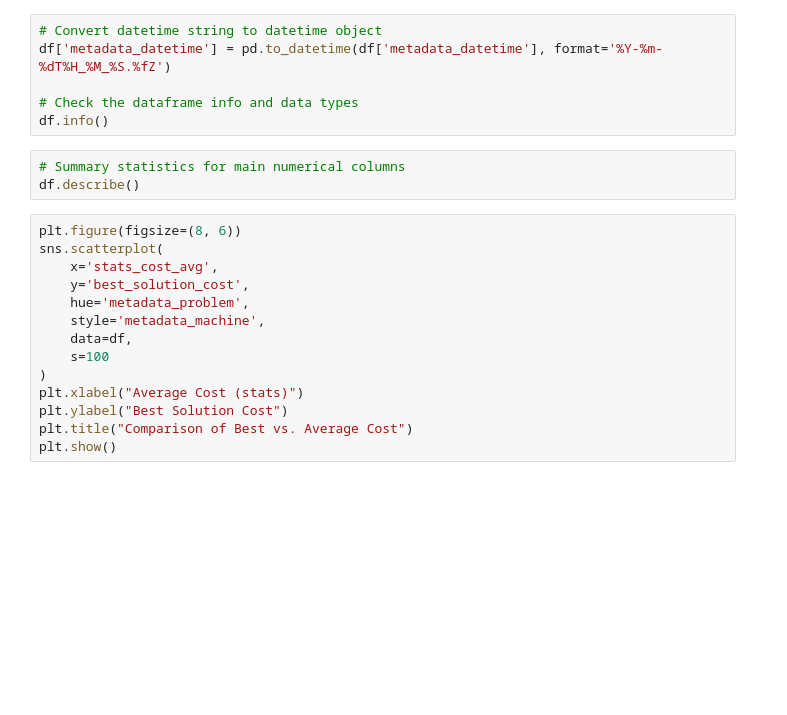
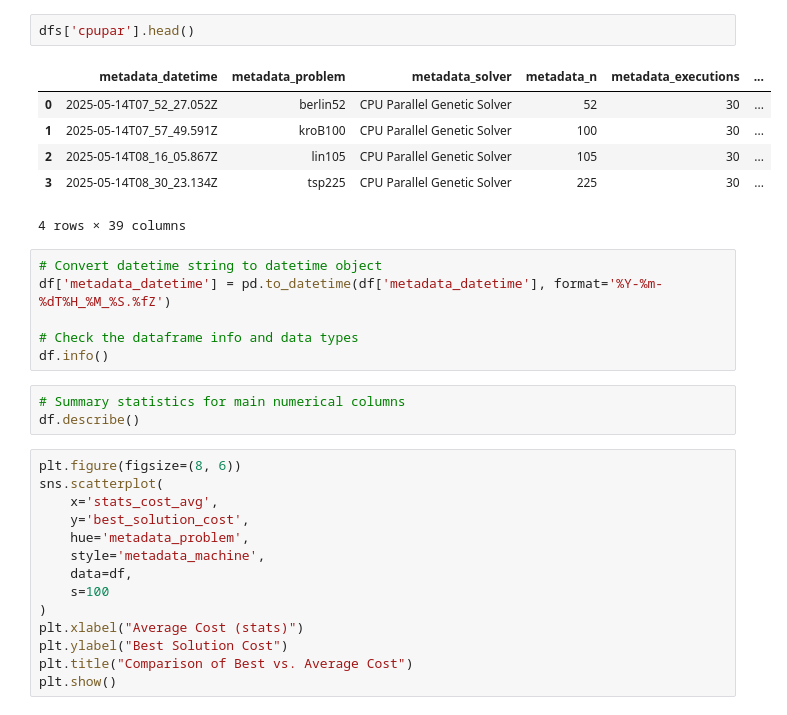
Before and after one commit to srp-mx/parallel-tsp, a Jupyter notebook: analysis/analysis.ipynb, the cells around one changed output. Cells and saved outputs as stored; diff of their text form; blank space fills up the shorter version.

```diff
--- a/analysis/analysis.ipynb
+++ b/analysis/analysis.ipynb
@@ -58,3 +90,12 @@ df.head()
+# %%
+dfs['cpupar'].head()
+# %% [output]
+|  | metadata_datetime | metadata_problem | metadata_solver | metadata_n | metadata_executions | ... |
+| 0 | 2025-05-14T07_52_27.052Z | berlin52 | CPU Parallel Genetic Solver | 52 | 30 | ... |
+| 1 | 2025-05-14T07_57_49.591Z | kroB100 | CPU Parallel Genetic Solver | 100 | 30 | ... |
+| 2 | 2025-05-14T08_16_05.867Z | lin105 | CPU Parallel Genetic Solver | 105 | 30 | ... |
+| 3 | 2025-05-14T08_30_23.134Z | tsp225 | CPU Parallel Genetic Solver | 225 | 30 | ... |
+4 rows × 39 columns
 # %%
 # Convert datetime string to datetime object
 df['metadata_datetime'] = pd.to_datetime(df['metadata_datetime'], format='%Y-%m-%dT%H_%M_%S.%fZ')
```
Also changed, not shown: parts of 7 cells of this notebook.
